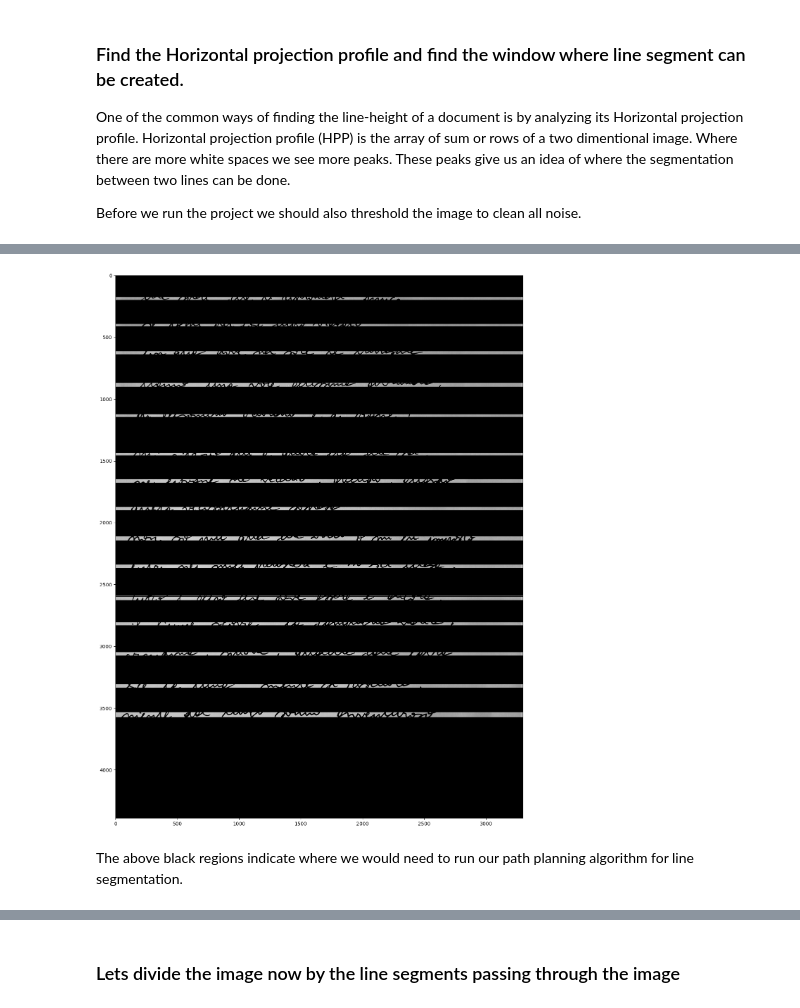
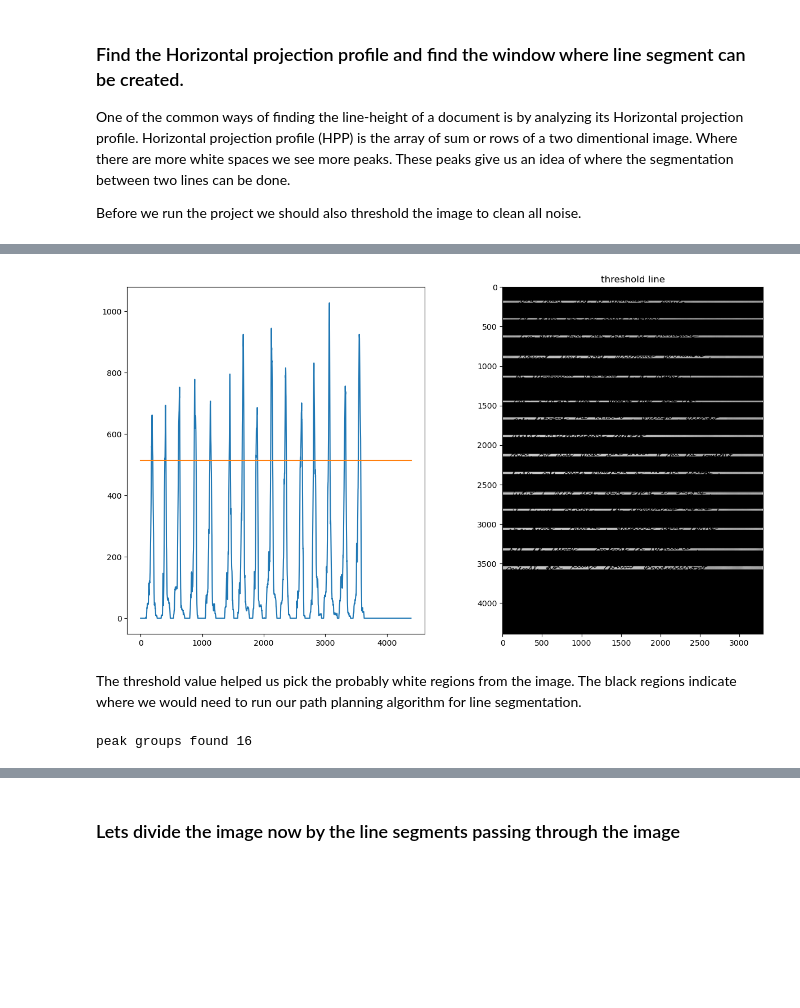
Before and after one commit to muthuspark/line-segmentation-handwritten-doc, a Jupyter notebook: A* Path Planning Line Segmentation Algorithm.ipynb, the cells around one changed output, grey strips where cells are left out. Drawn from its saved outputs; the diff is of its cells as text; code cells hidden in the pictures; blank space fills up the shorter version.

```diff
--- a/A* Path Planning Line Segmentation Algorithm.ipynb
+++ b/A* Path Planning Line Segmentation Algorithm.ipynb
@@ -71,29 +69,34 @@ As you can see, where there were more white spaces there are peaks in the graph.
 # %%
-#find the midway where we can make a threshold and extract the peaks regions
-#divider parameter value is used to threshold the peak values from non peak values.
-def find_peak_regions(hpp, divider=2):
-    threshold = (np.max(hpp)-np.min(hpp))/divider
+# find the midway where we can make a threshold and extract the peaks regions
+def find_peak_regions(hpp, threshold):
+
     peaks = []
-    peaks_index = []
     for i, hppv in enumerate(hpp):
         if hppv < threshold:
             peaks.append([i, hppv])
     return peaks
 
-peaks = find_peak_regions(hpp)
+# find the threshold from where anything above is considered a peak region
+# using the average for now but this needs further research. This may or may not work on all images.
+threshold = (np.max(hpp)-np.min(hpp))/2
+peaks = find_peak_regions(hpp, threshold)
 
-peaks_index = np.array(peaks)[:,0].astype(int)
+peaks_indexes = np.array(peaks)[:, 0].astype(int)
 
 segmented_img = np.copy(img)
-r,c = segmented_img.shape
+r, c = segmented_img.shape
 for ri in range(r):
-    if ri in peaks_index:
+    if ri in peaks_indexes:
         segmented_img[ri, :] = 0
 
-plt.figure(figsize=(20,20))
-plt.imshow(segmented_img, cmap="gray")
+fig, (ax1, ax2) = plt.subplots(nrows=1, ncols=2, figsize=(15,8))
+ax1.plot(hpp)
+ax2.set_title("threshold line")
+ax1.plot([0, img.shape[0]], [threshold, threshold,])
+ax2.imshow(segmented_img, cmap="gray")
 plt.show()
 # %% [output]
-[figure, old version]
+[figure, new version]
 # %% [markdown]
-The above black regions indicate where we would need to run our path planning algorithm for line segmentation.
+The threshold value helped us pick the probably white regions from the image.
+The black regions indicate where we would need to run our path planning algorithm for line segmentation.
@@ -120,3 +103,13 @@ hpp_clusters = get_hpp_walking_regions(peaks_index)
+# %%
+# group the peaks through which we will be doing path planning.
+diff_between_consec_numbers = np.diff(peaks_indexes) # difference between consecutive numbers
+indexes_with_larger_diff = np.where(diff_between_consec_numbers > 1)[0].flatten()
+peak_groups = np.split(peaks_indexes, indexes_with_larger_diff)
+# remove very small regions, these are basically errors in algorithm because of our threshold value
+peak_groups = [item for item in peak_groups if len(item) > 10]
+print("peak groups found", len(peak_groups))
+# %% [output]
+peak groups found 16
 # %%
 #a star path planning algorithm
 from heapq import *
```
Also changed, not shown: parts of 16 cells of this notebook.
